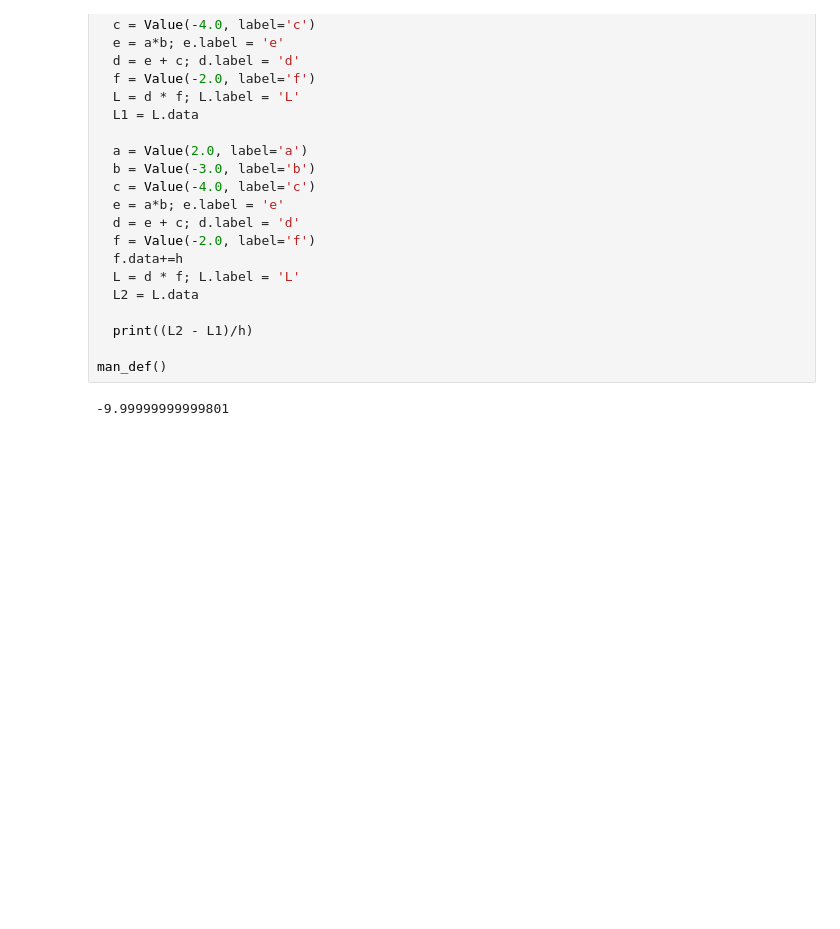
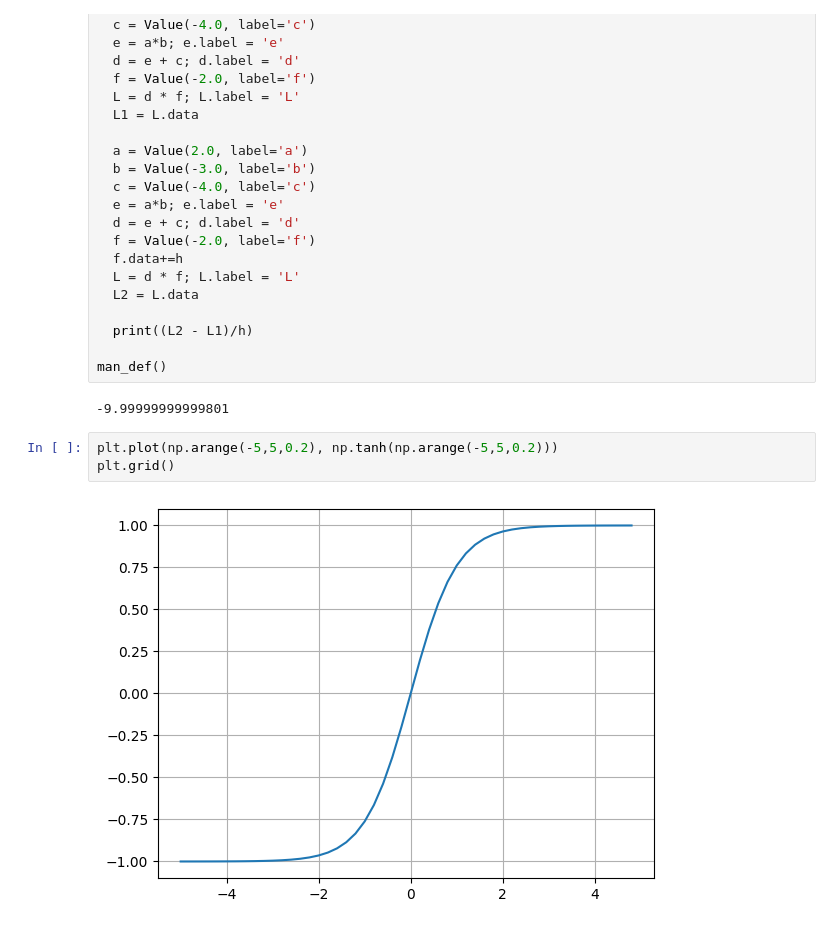
Before and after one commit to Samin-Sadaf7/NN_works, a Jupyter notebook: MicroGrad.ipynb, the cells around one changed output. Cells and saved outputs as stored; diff of their text form; blank space fills up the shorter version.

```diff
--- a/MicroGrad.ipynb
+++ b/MicroGrad.ipynb
@@ -240,3 +265,8 @@ def man_def():
 man_def()
 # %% [output]
 -9.99999999999801
+# %%
+plt.plot(np.arange(-5,5,0.2), np.tanh(np.arange(-5,5,0.2)))
+plt.grid()
+# %% [output]
+[figure, added]
```
Also changed, not shown: parts of 12 cells of this notebook.
